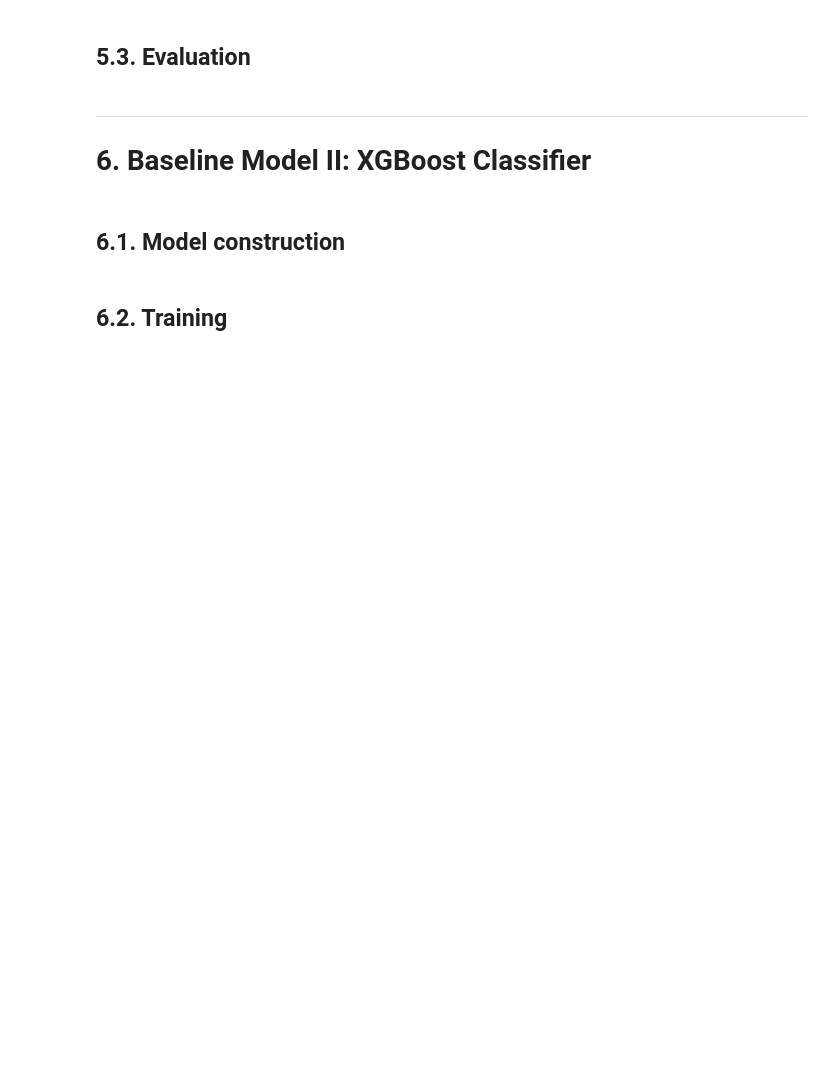
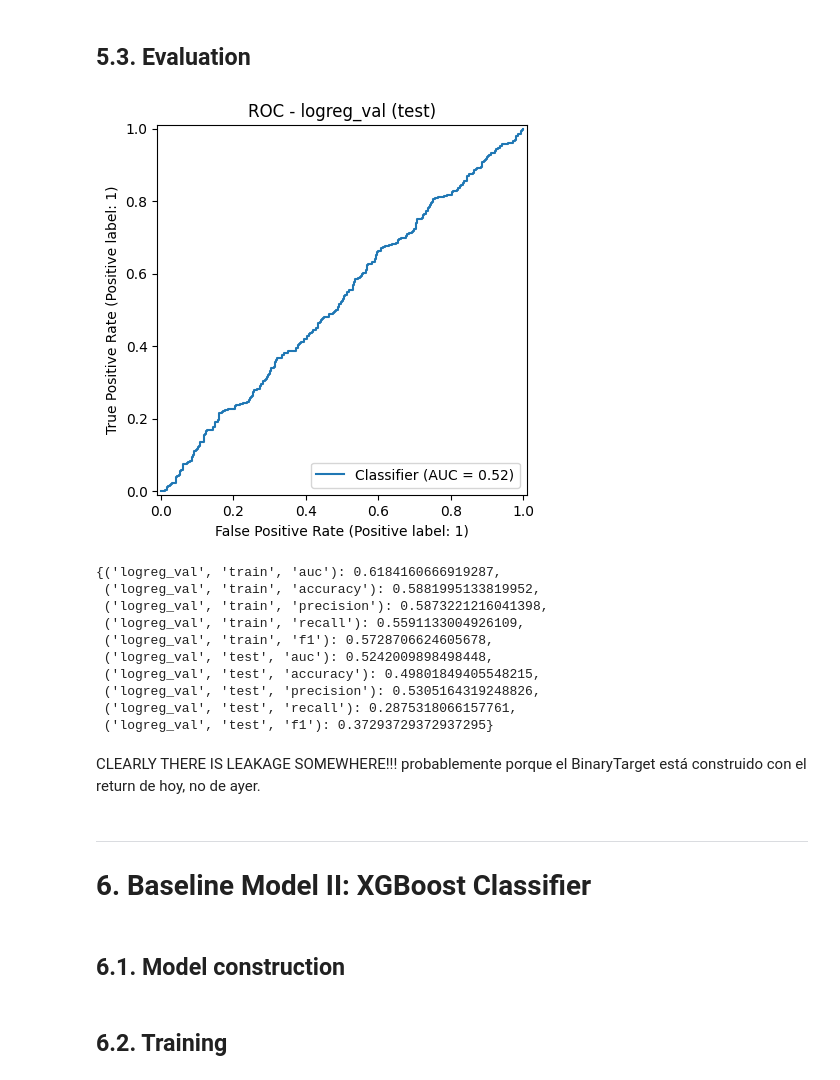
Before and after one commit to jenriquezafra/Equity-Signals, a Jupyter notebook: notebooks/04_modeling.ipynb, the cells around one changed output. Saved outputs shown, nothing was run; the diff lists cells and outputs as text; code cells hidden in the pictures; blank space fills up the shorter version.

```diff
--- a/notebooks/04_modeling.ipynb
+++ b/notebooks/04_modeling.ipynb
@@ -120,3 +94,17 @@ X_test, y_test = build_windows(test, feature_cols, TARGET_COL, WINDOW_SIZE)
 # %% [markdown]
 ---
 # 2. Feature and target definition
+# %%
+# we take all numeric columns
+numeric_cols = train.select_dtypes(include=[np.number]).columns.tolist()
+
+# features = all numeric except the target
+feature_cols = [c for c in numeric_cols if c != TARGET_COL]
+
+print("number of features:", len(feature_cols))
+
+# build X and y for each split
+# TODO: creo que aqui puedo añadir alguna funcion de windowing.py
+X_train, y_train = train[feature_cols].values, train[TARGET_COL].values
+X_val, y_val = val[feature_cols].values, val[TARGET_COL].values
+X_test, y_test = test[feature_cols].values, test[TARGET_COL].values
@@ -132,5 +180,21 @@ X_test, y_test = build_windows(test, feature_cols, TARGET_COL, WINDOW_SIZE)
 # 5. Baseline Model I: Logistic Regression
 # %% [markdown]
 ## 5.1. Model construction
+# %%
+logreg_clf = Pipeline(
+    steps=[
+        ("scaler", StandardScaler()),
+        ("clf", LogisticRegression(
+            penalty="l2",
+            C=1.0,
+            solver="lbfgs",
+            max_iter=10_000,
+            random_state=RANDOM_SEED,
+            verbose=1,
+        )),
+    ]
+)
 # %% [markdown]
 ## 5.2. Training
+# %%
+logreg_clf.fit(X_train, y_train)
@@ -137,5 +207,31 @@ X_test, y_test = build_windows(test, feature_cols, TARGET_COL, WINDOW_SIZE)
 # %% [markdown]
 ## 5.3. Evaluation
+# %%
+logreg_metrics_val = evaluate_classifier(
+    logreg_clf,
+    X_train, y_train,
+    X_val, y_val,
+    model_name="logreg_val",
+    plot_roc=True,
+)
+
+
+logreg_metrics_val
+# %% [output]
+[figure, added]
+{('logreg_val', 'train', 'auc'): 0.6184160666919287,
+ ('logreg_val', 'train', 'accuracy'): 0.5881995133819952,
+ ('logreg_val', 'train', 'precision'): 0.5873221216041398,
+ ('logreg_val', 'train', 'recall'): 0.5591133004926109,
+ ('logreg_val', 'train', 'f1'): 0.5728706624605678,
+ ('logreg_val', 'test', 'auc'): 0.5242009898498448,
+ ('logreg_val', 'test', 'accuracy'): 0.49801849405548215,
+ ('logreg_val', 'test', 'precision'): 0.5305164319248826,
+ ('logreg_val', 'test', 'recall'): 0.2875318066157761,
+ ('logreg_val', 'test', 'f1'): 0.37293729372937295}
+# %% [markdown]
+CLEARLY THERE IS LEAKAGE SOMEWHERE!!!
+probablemente porque el BinaryTarget está construido con el return de hoy, no de ayer.
 # %% [markdown]
 ---
 # 6. Baseline Model II: XGBoost Classifier
```
Also changed, not shown: parts of 10 cells of this notebook, 8 other files.
